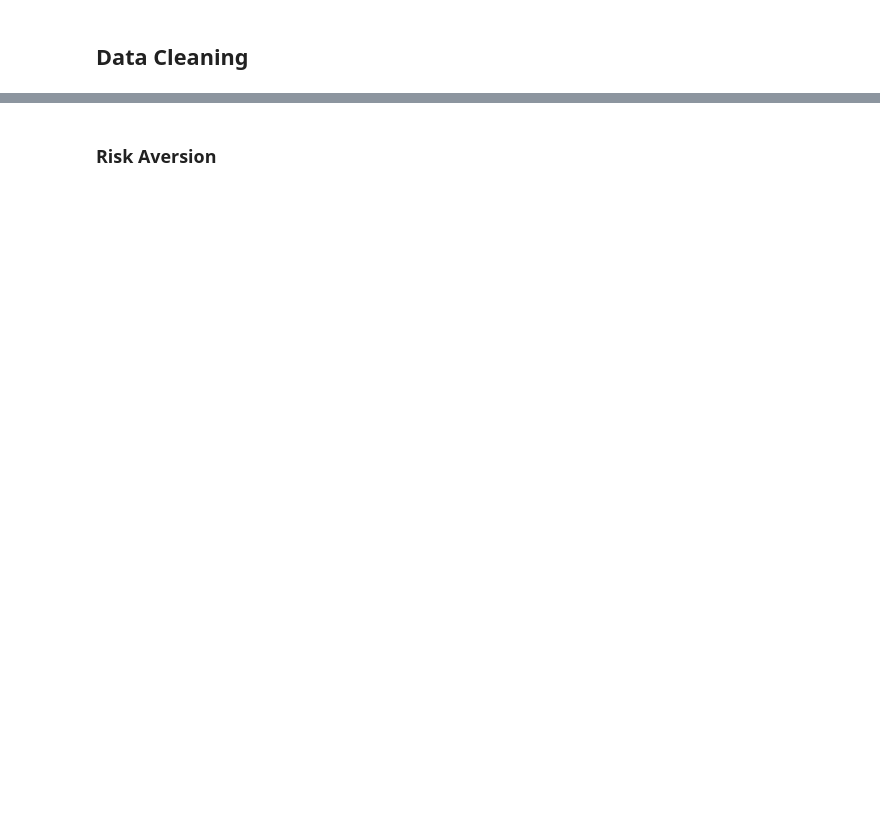
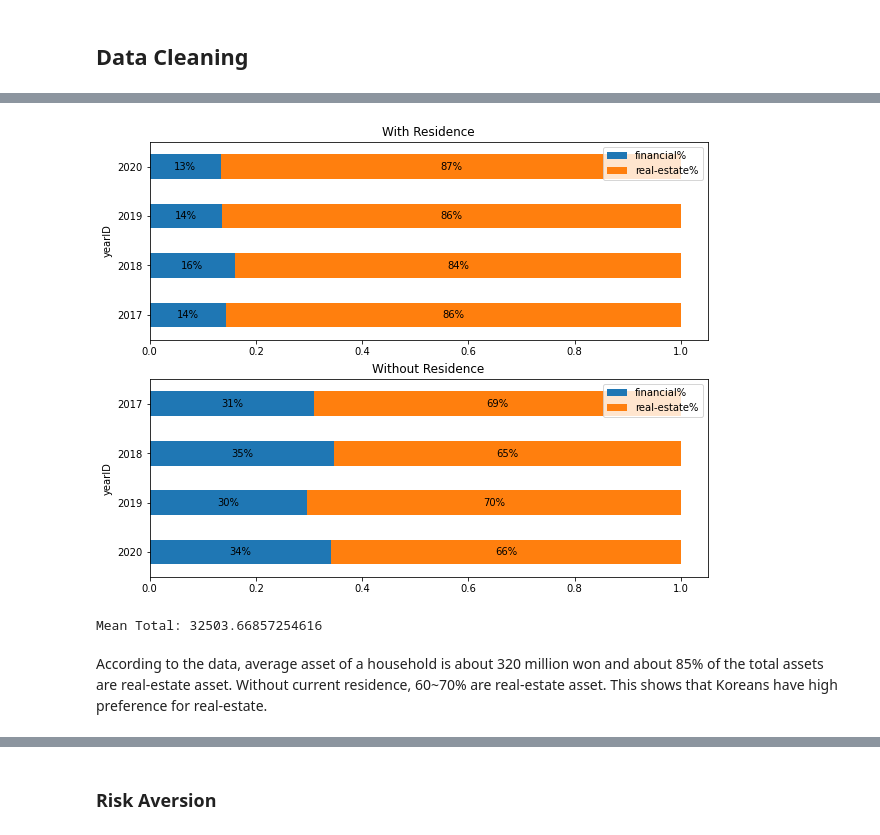
Before and after one commit to jinwls/Relative_Deprivation_Risk_Preference, a Jupyter notebook: explore.ipynb, the cells around one changed output, grey strips where cells are left out. Drawn from its saved outputs; the diff is of its cells as text; code cells hidden in the pictures; blank space fills up the shorter version.

```diff
--- a/explore.ipynb
+++ b/explore.ipynb
@@ -177,0 +312,39 @@ df = df.dropna()
+# %%
+result1 = total_sum1[['financial%','real-estate%']]
+result2 = total_sum2[['financial%','real-estate%']]
+
+f,ax = plt.subplots(2,1,figsize=(10,8))
+
+ax[0].set_title('With Residence')
+plt.gca().invert_yaxis()
+ax0 = result1.plot.barh(stacked=True, ax=ax[0])
+for n in ax0.patches:
+    width, height = n.get_width(), n.get_height()
+    x, y = n.get_xy()
+    ax0.text(x+width/2,
+            y+height/2,
+            '{:.0f}%'.format(width*100),
+            horizontalalignment='center',
+            verticalalignment='center')
+
+
+ax[1].set_title('Without Residence')
+
+ax1 = result2.plot.barh(stacked=True, ax=ax[1])
+plt.gca().invert_yaxis()
+for n in ax1.patches:
+    width, height = n.get_width(), n.get_height()
+    x, y = n.get_xy()
+    ax1.text(x+width/2,
+            y+height/2,
+            '{:.0f}%'.format(width*100),
+            horizontalalignment='center',
+            verticalalignment='center')
+plt.show()
+
+print('Mean Total:',df.total.mean())
+# %% [output]
+[figure, added]
+Mean Total: 32503.66857254616
+# %% [markdown]
+According to the data, average asset of a household is about 320 million won and about 85% of the total assets are real-estate asset. Without current residence, 60~70% are real-estate asset. This shows that Koreans have high preference for real-estate.
```
Also changed, not shown: parts of 72 cells of this notebook, 1 other file.
